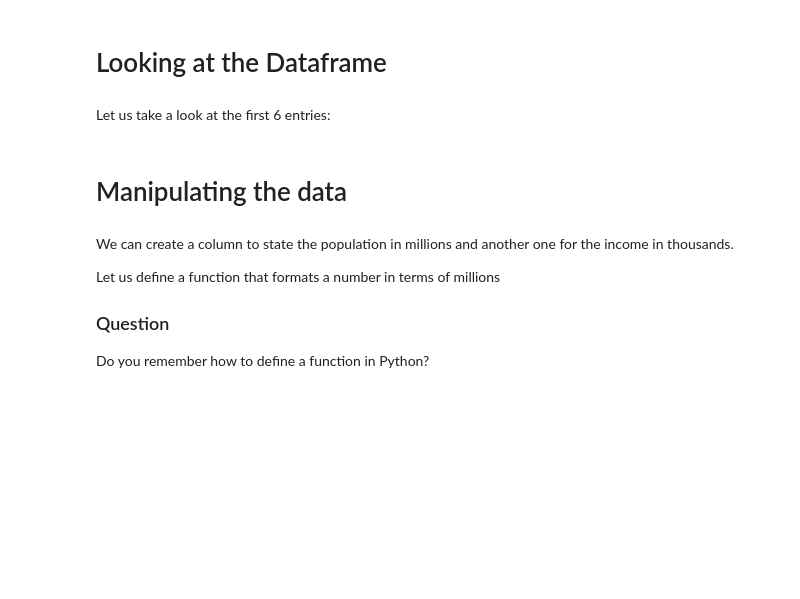
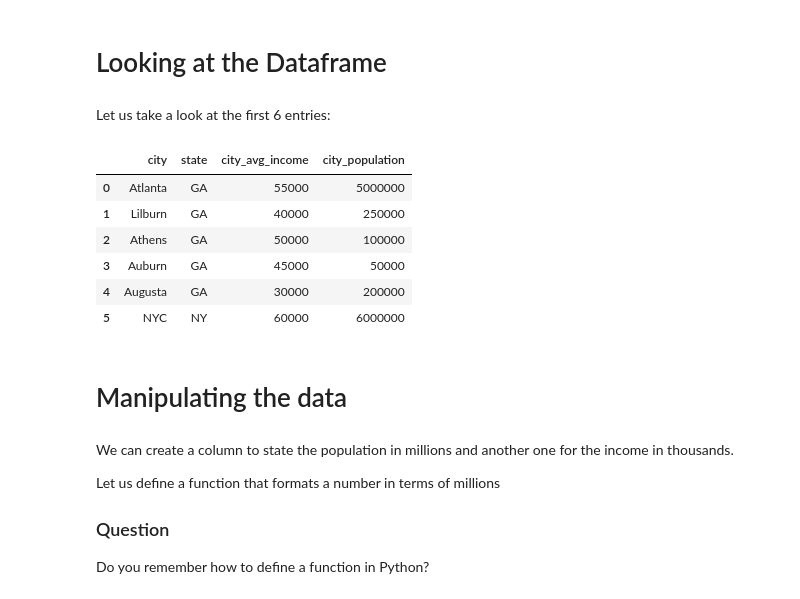
Before and after one commit to kunalsumbly/data-science-101-cwe-materials, a Jupyter notebook: curriculum/02-materials/code/DataScience101_Part1_GuidedPractice.ipynb, the cells around one changed output. Cells and saved outputs as stored; diff of their text form; code cells hidden in the pictures; blank space fills up the shorter version.

```diff
--- a/curriculum/02-materials/code/DataScience101_Part1_GuidedPractice.ipynb
+++ b/curriculum/02-materials/code/DataScience101_Part1_GuidedPractice.ipynb
@@ -82,7 +93,15 @@ Do you remember what is the syntax to define a dictionary in Python?
 # %% [markdown]
 Let us take a look at the first 6 entries:
 # %%
-city_table.head()
+city_table.head(6)
+# %% [output]
+|  | city | state | city_avg_income | city_population |
+| 0 | Atlanta | GA | 55000 | 5000000 |
+| 1 | Lilburn | GA | 40000 | 250000 |
+| 2 | Athens | GA | 50000 | 100000 |
+| 3 | Auburn | GA | 45000 | 50000 |
+| 4 | Augusta | GA | 30000 | 200000 |
+| 5 | NYC | NY | 60000 | 6000000 |
 # %% [markdown]
 # Manipulating the data
 # %% [markdown]
```
Also changed, not shown: parts of 31 cells of this notebook, 5 other files.
